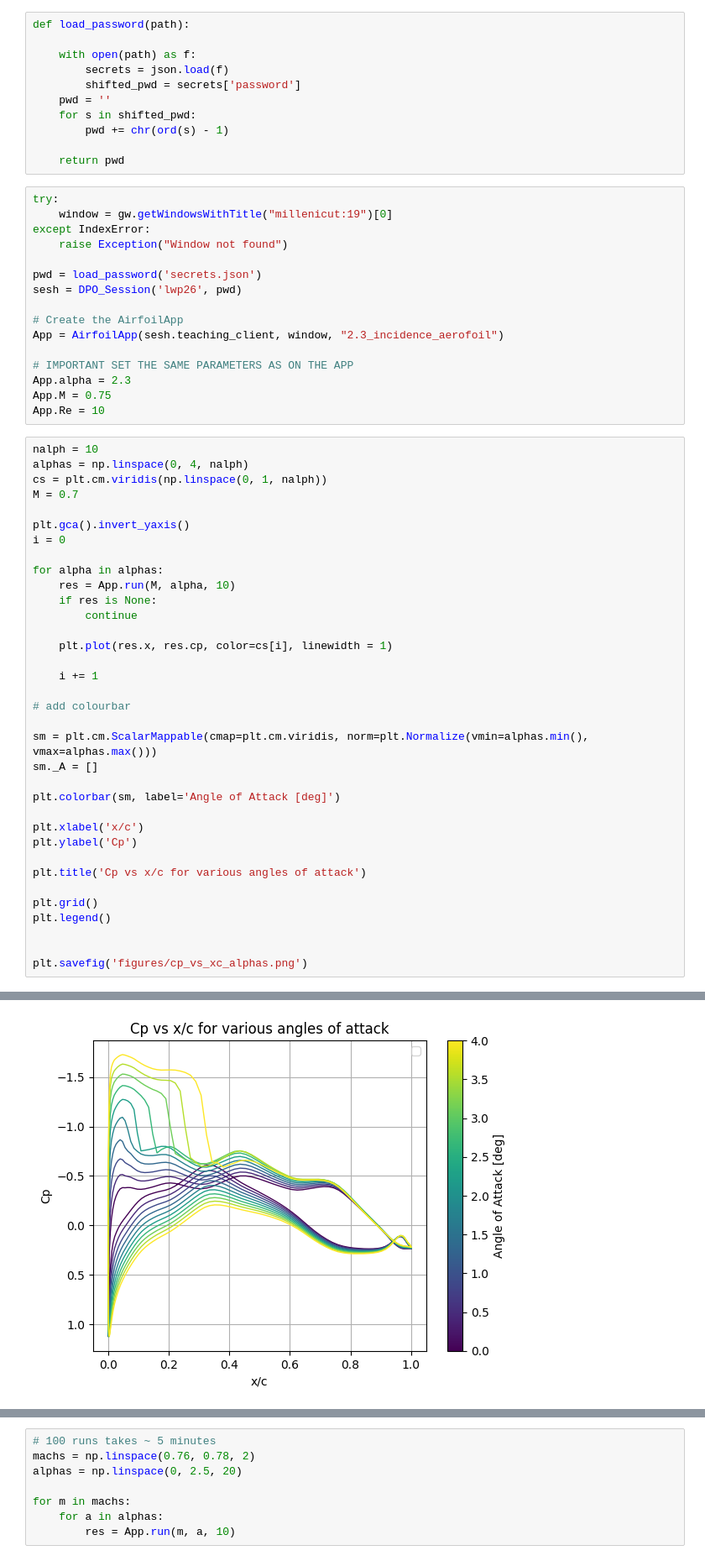
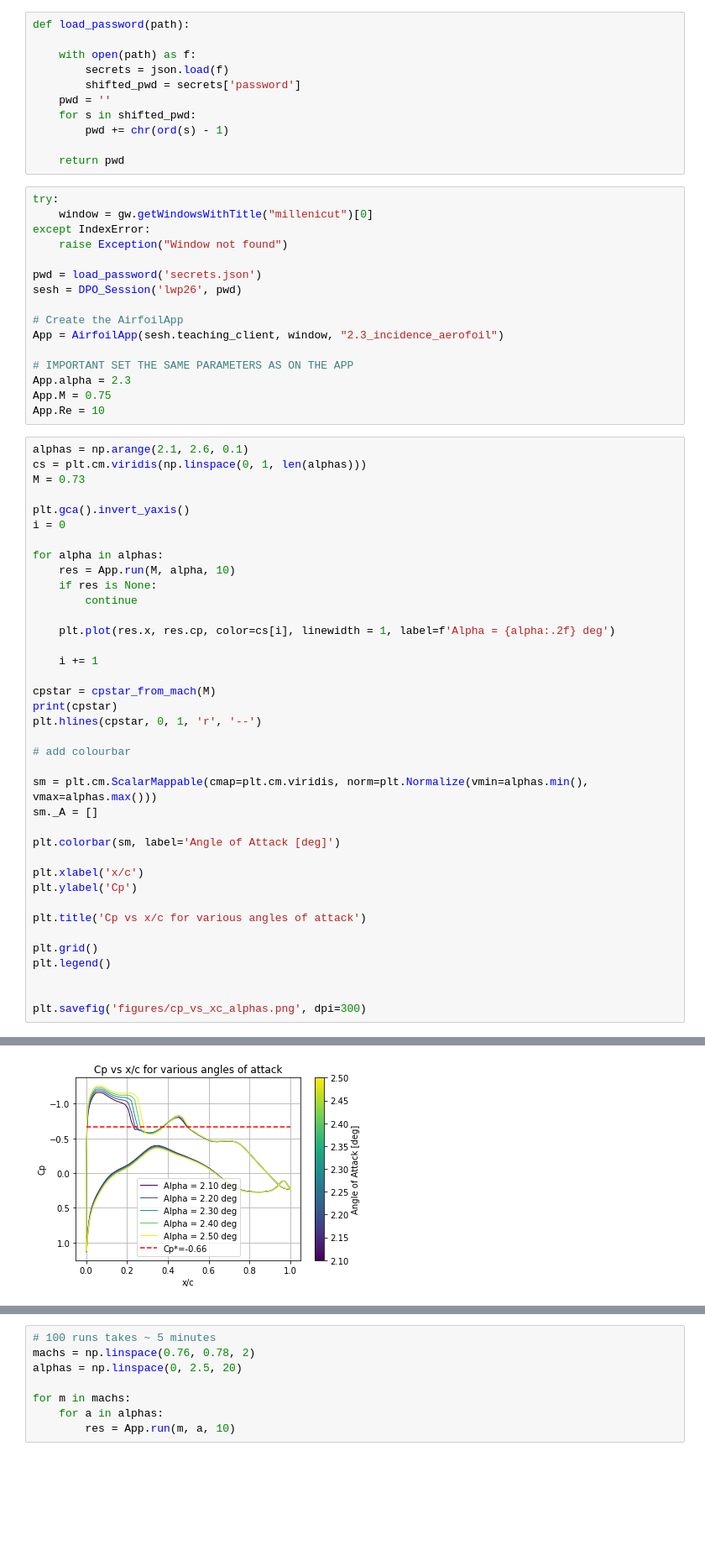
Before and after one commit to lpender3672/MEng-CW, a Jupyter notebook: IIB/4A7/transonic_wing/plot_cpte_vs_alpha.ipynb, the cells around one changed output, grey strips where cells are left out. Shown at 84% size. Drawn from its saved outputs; the diff is of its cells as text; blank space fills up the shorter version.

```diff
--- a/IIB/4A7/transonic_wing/plot_cpte_vs_alpha.ipynb
+++ b/IIB/4A7/transonic_wing/plot_cpte_vs_alpha.ipynb
@@ -16,7 +17,7 @@ def load_password(path):
     return pwd
 # %%
 try:
-    window = gw.getWindowsWithTitle("millenicut:19")[0]
+    window = gw.getWindowsWithTitle("millenicut")[0]
 except IndexError:
     raise Exception("Window not found")
 
@@ -31,10 +32,9 @@ App.alpha = 2.3
 App.M = 0.75
 App.Re = 10
 # %%
-nalph = 10
-alphas = np.linspace(0, 4, nalph)
-cs = plt.cm.viridis(np.linspace(0, 1, nalph))
-M = 0.7
+alphas = np.arange(2.1, 2.6, 0.1)
+cs = plt.cm.viridis(np.linspace(0, 1, len(alphas)))
+M = 0.73
 
 plt.gca().invert_yaxis()
 i = 0
@@ -44,9 +44,13 @@ for alpha in alphas:
     if res is None:
         continue
 
-    plt.plot(res.x, res.cp, color=cs[i], linewidth = 1)
+    plt.plot(res.x, res.cp, color=cs[i], linewidth = 1, label=f'Alpha = {alpha:.2f} deg')
 
     i += 1
+
+cpstar = cpstar_from_mach(M)
+print(cpstar)
+plt.hlines(cpstar, 0, 1, 'r', '--')
 
 # add colourbar
 
@@ -64,5 +68,5 @@ plt.grid()
 plt.legend()
 
 
-plt.savefig('figures/cp_vs_xc_alphas.png')
+plt.savefig('figures/cp_vs_xc_alphas.png', dpi=300)
 # %% [output]
@@ -70,4 +74,4 @@ No artists with labels found to put in legend.  Note that artists whose label st
-[figure, old version]
+[figure, new version]
 # %%
 nmach = 10
 alpha = 2.3
```
Also changed, not shown: parts of 6 cells of this notebook, 10 other files.
